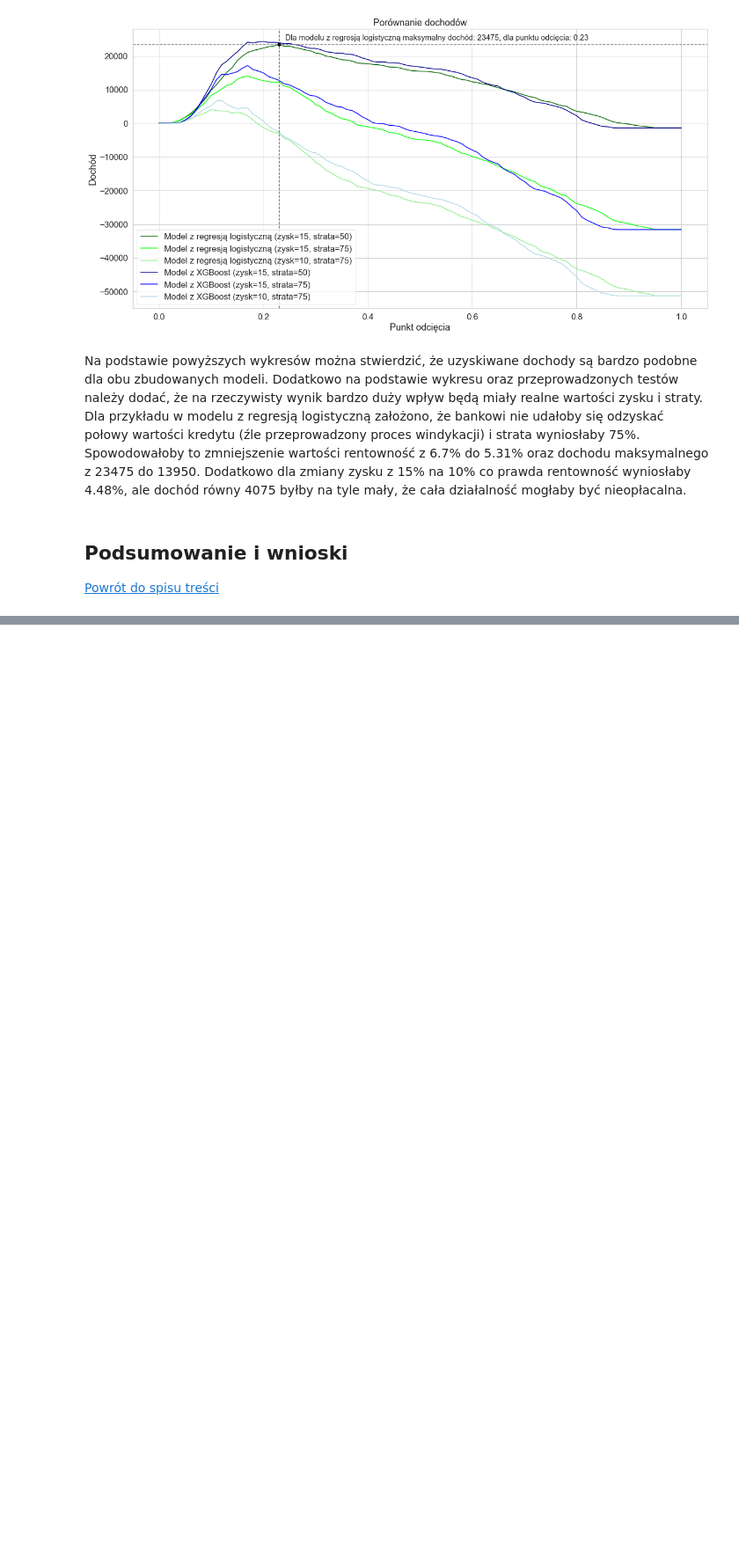
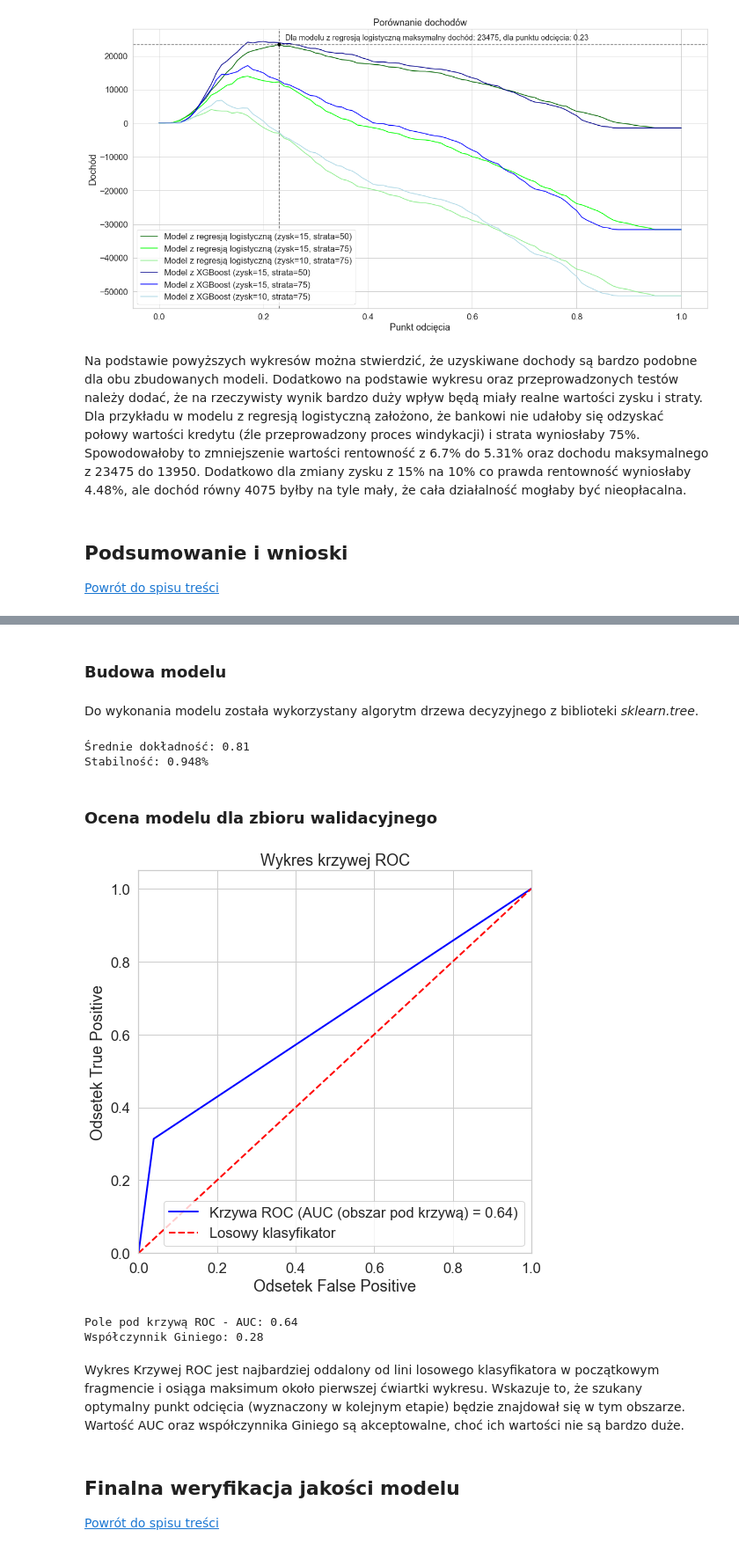
Before and after one commit to TomekSwiatek/Analiza-i-predykcja-sp-aty-nale-no-ci-przez-posiadaczy-kart-kredytowych, a Jupyter notebook: Analiza i predykcja spłaty należności przez posiadaczy kart kredytowych.ipynb, the cells around one changed output, grey strips where cells are left out. Shown at 88% size. Cells and saved outputs as stored; diff of their text form; code cells hidden in the pictures; blank space fills up the shorter version.

Commit message:
add models based on Decision Tree, Light GBM, CatBoost

```diff
--- a/Analiza i predykcja spłaty należności przez posiadaczy kart kredytowych.ipynb
+++ b/Analiza i predykcja spłaty należności przez posiadaczy kart kredytowych.ipynb
@@ -1469,0 +1513,9 @@ W celu dokładnej oceny jakości modelu przed zastosowaniem w rzeczywistych waru
+# %%
+#po jednym wyznaczeniu najlepszych parametrów przypisanie na stałe bo generowanie trwa długo
+#1 zestaw
+
+wybrane_parametry_tree1 = {'criterion': 'gini',
+ 'max_depth': 4,
+ 'min_samples_leaf': 4,
+ 'min_samples_split': 6,
+ 'splitter': 'random'}
@@ -1469,0 +1531,39 @@ W celu dokładnej oceny jakości modelu przed zastosowaniem w rzeczywistych waru
+# %%
+#wybór odpowiedniego zestawu hiperparametrów dla modelu
+
+wybrane_parametry_tree=wybrane_parametry_tree1
+# %% [markdown]
+<a class="anchor" id="budowa"></a>
+### Budowa modelu
+# %% [markdown]
+Do wykonania modelu została wykorzystany algorytm drzewa decyzyjnego z biblioteki *sklearn.tree*.
+# %%
+model = DecisionTreeClassifier(**wybrane_parametry_tree)
+#wykonanie modelu dla danych uczących, przy użyciu walidacji krzyżowej w celu uniknięcia przetrenowania modelu
+cv = cross_val_score(model, x_train, y_train, cv = 10, scoring = 'accuracy')
+
+print('Średnie dokładność: ' + str(cv.mean().round(3)))
+print('Stabilność: ' + str((cv.std()*100/cv.mean()).round(3)) + '%')
+# %% [output]
+Średnie dokładność: 0.81
+Stabilność: 0.948%
+# %%
+model.fit(x_train[atrybuty_wybrane], y_train)
+y_pred = model.predict(x_vali[atrybuty_wybrane]) #sprawdzenie modelu dla danych walidacyjnych
+# %% [markdown]
+<a class="anchor" id="ocena"></a>
+### Ocena modelu dla zbioru walidacyjnego
+# %%
+#Wywołanie funkcji do oceny modelu
+ocena_modelu(y_vali, y_pred)
+# %% [output]
+[figure, added]
+Pole pod krzywą ROC - AUC: 0.64
+Współczynnik Giniego: 0.28
+# %% [markdown]
+Wykres Krzywej ROC jest najbardziej oddalony od lini losowego klasyfikatora w początkowym fragmencie i osiąga maksimum około pierwszej ćwiartki wykresu. Wskazuje to, że szukany optymalny punkt odcięcia (wyznaczony w kolejnym etapie) będzie znajdował się w tym obszarze.<br>
+Wartość AUC oraz współczynnika Giniego są akceptowalne, choć ich wartości nie są bardzo duże.
+# %% [markdown]
+<a class="anchor" id="model_fin"></a>
+## Finalna weryfikacja jakości modelu
+[Powrót do spisu treści](#toc)
```
Also changed, not shown: parts of 90 cells of this notebook, 5 other files.
